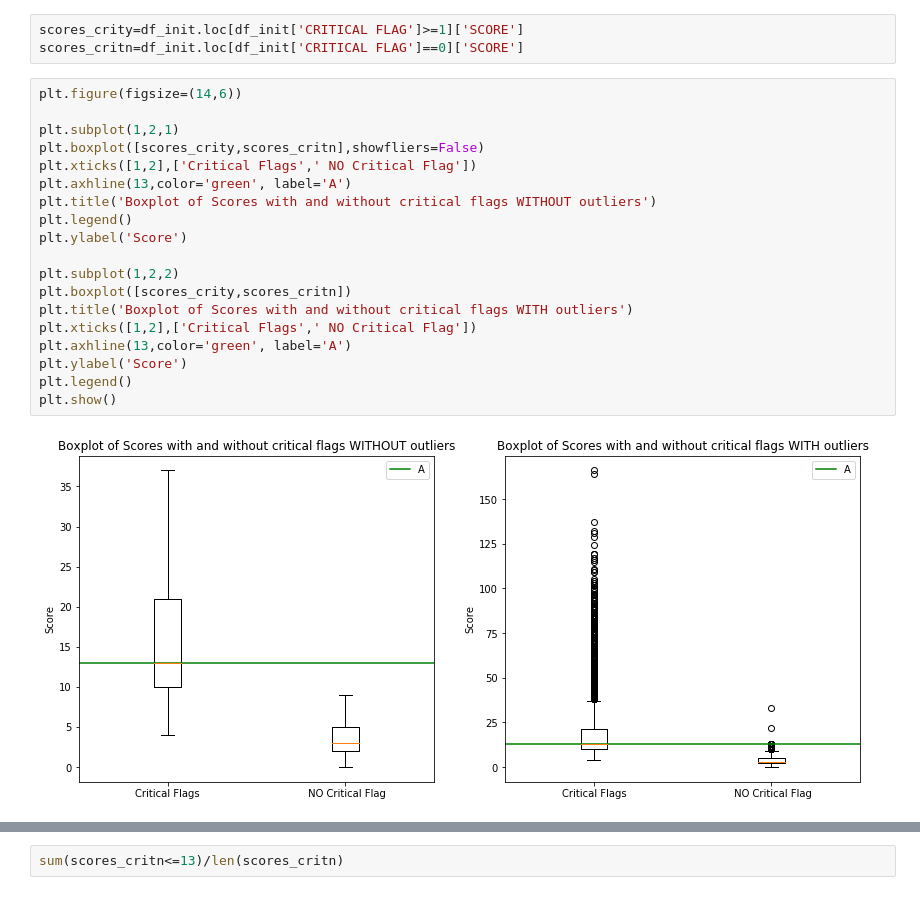
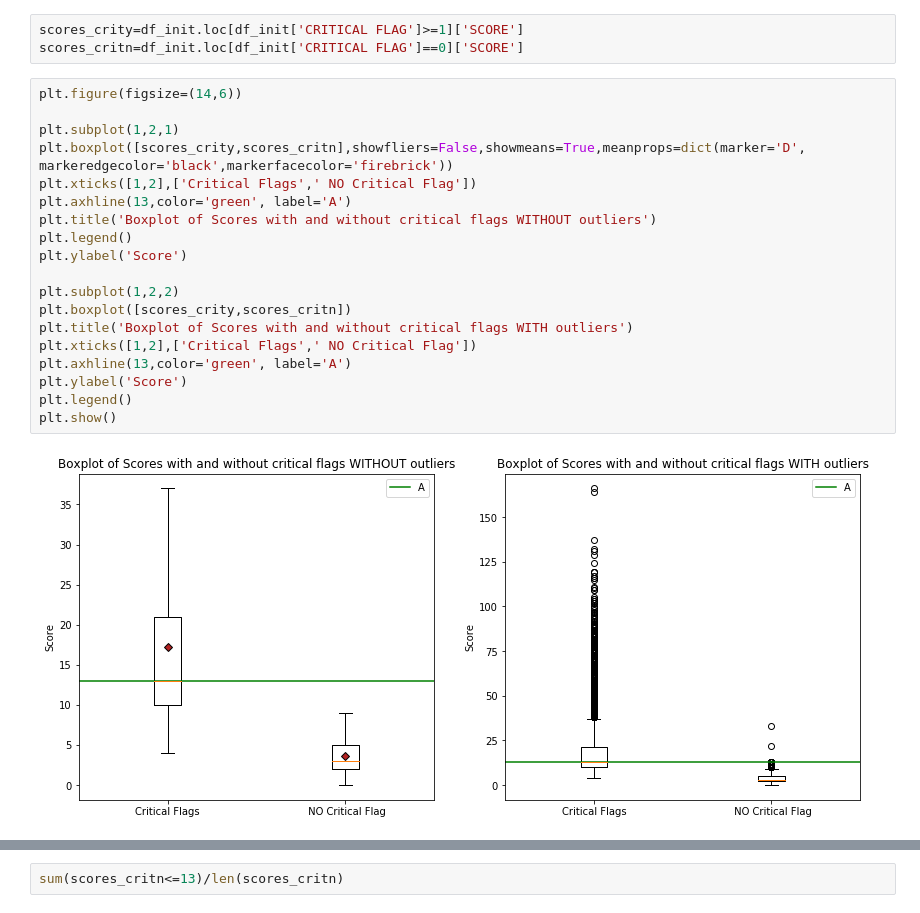
Before and after one commit to ktzioumis/New-York-Restaurant-Guide, a Jupyter notebook: Initial inspections analysis.ipynb, the cells around one changed output, grey strips where cells are left out. Drawn from its saved outputs; the diff is of its cells as text.

```diff
--- a/Initial inspections analysis.ipynb
+++ b/Initial inspections analysis.ipynb
@@ -134,22 +177,22 @@ scores_critn=df_init.loc[df_init['CRITICAL FLAG']==0]['SCORE']
 # %%
 plt.figure(figsize=(14,6))
 
 plt.subplot(1,2,1)
-plt.boxplot([scores_crity,scores_critn],showfliers=False)
+plt.boxplot([scores_crity,scores_critn],showfliers=False,showmeans=True,meanprops=dict(marker='D', markeredgecolor='black',markerfacecolor='firebrick'))
 plt.xticks([1,2],['Critical Flags',' NO Critical Flag'])
 plt.axhline(13,color='green', label='A')
 plt.title('Boxplot of Scores with and without critical flags WITHOUT outliers')
 plt.legend()
 plt.ylabel('Score')
 
 plt.subplot(1,2,2)
 plt.boxplot([scores_crity,scores_critn])
 plt.title('Boxplot of Scores with and without critical flags WITH outliers')
 plt.xticks([1,2],['Critical Flags',' NO Critical Flag'])
 plt.axhline(13,color='green', label='A')
 plt.ylabel('Score')
 plt.legend()
 plt.show()
 # %% [output]
-[figure, old version]
+[figure, new version]
 # %%
```
Also changed, not shown: parts of 13 cells of this notebook, 17 other files.
